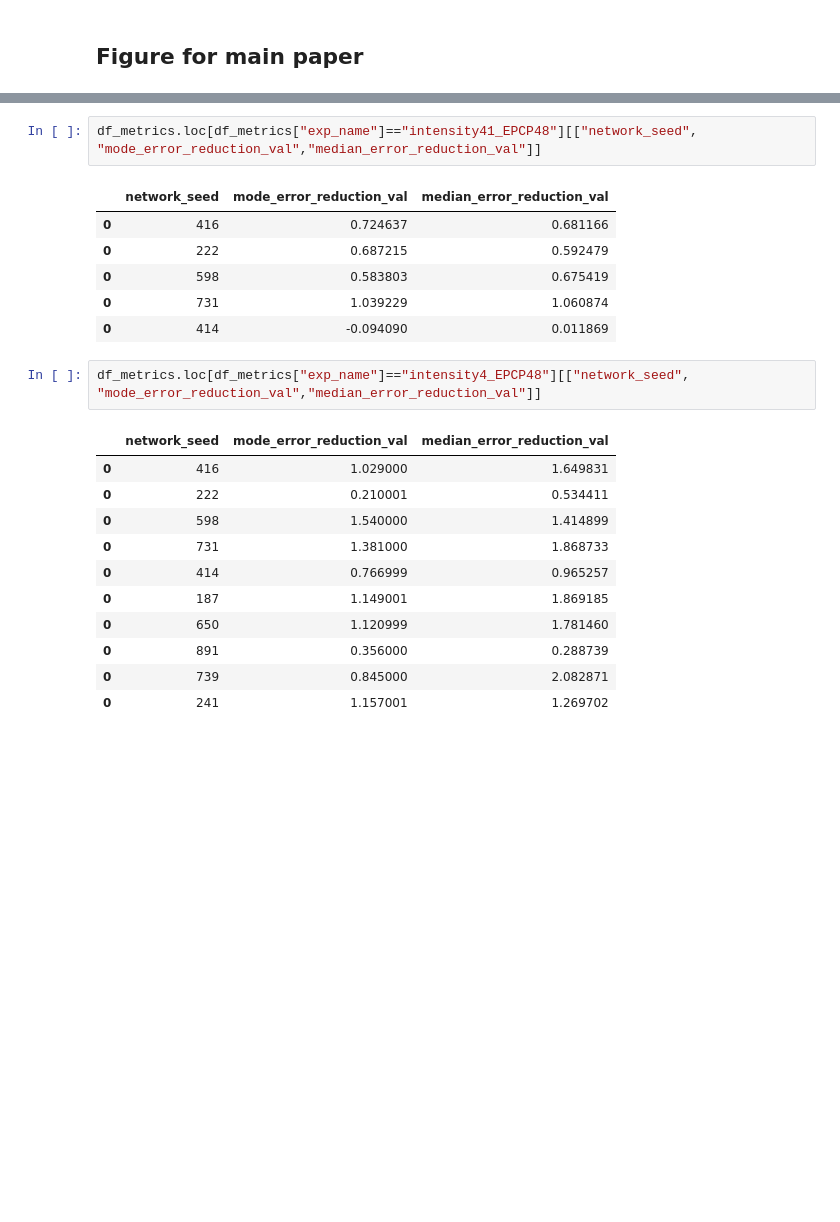
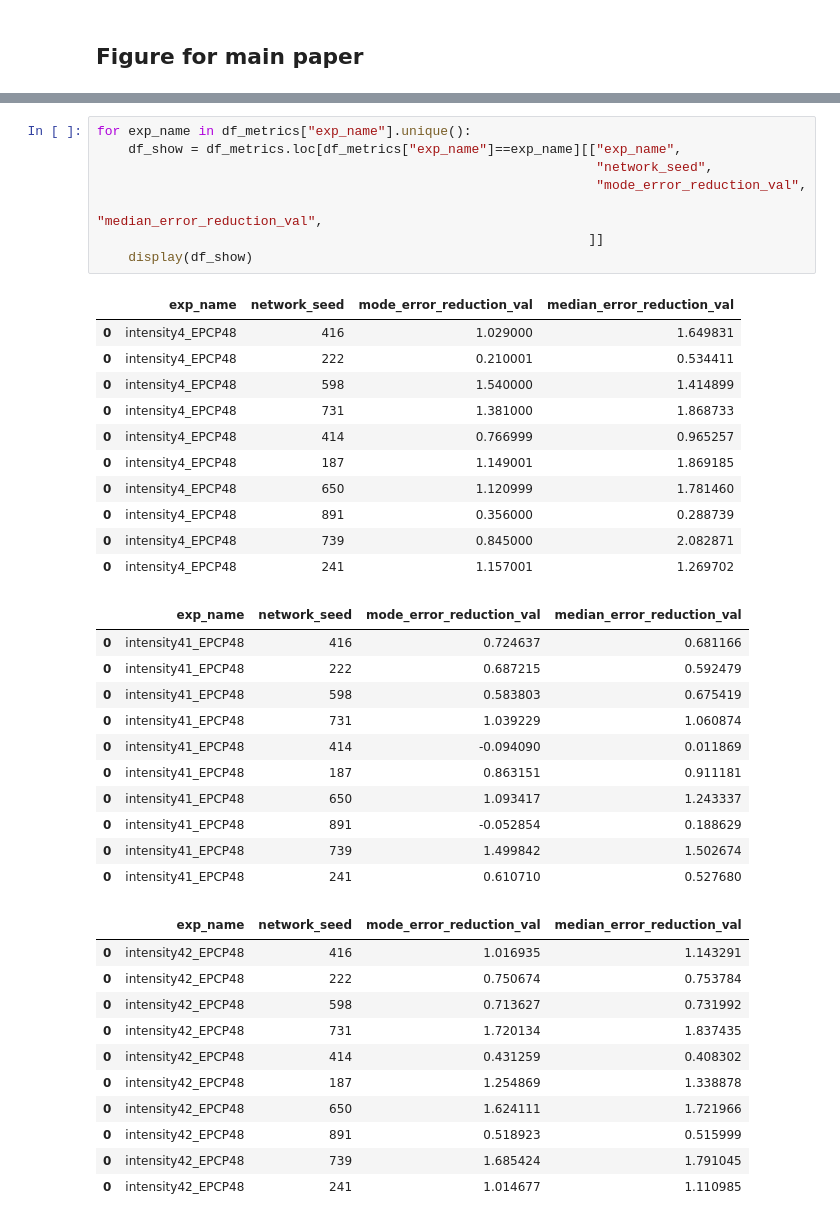
Before and after one commit to eabarnes1010/hurricane_uqcomparisons, a Jupyter notebook: _plots_uqMetricSummaries.ipynb, the cells around one changed output, grey strips where cells are left out. Drawn from its saved outputs; the diff is of its cells as text; blank space fills up the shorter version.

```diff
--- a/_plots_uqMetricSummaries.ipynb
+++ b/_plots_uqMetricSummaries.ipynb
@@ -229,23 +217,42 @@ for x_axis in x_axis_list:
 # %%
-df_metrics.loc[df_metrics["exp_name"]=="intensity41_EPCP48"][["network_seed", "mode_error_reduction_val","median_error_reduction_val"]]
+for exp_name in df_metrics["exp_name"].unique():
+    df_show = df_metrics.loc[df_metrics["exp_name"]==exp_name][["exp_name",
+                                                                "network_seed",
+                                                                "mode_error_reduction_val",
+                                                                "median_error_reduction_val",
+                                                               ]]
+    display(df_show)
 # %% [output]
-|  | network_seed | mode_error_reduction_val | median_error_reduction_val |
-| 0 | 416 | 0.724637 | 0.681166 |
-| 0 | 222 | 0.687215 | 0.592479 |
-| 0 | 598 | 0.583803 | 0.675419 |
-| 0 | 731 | 1.039229 | 1.060874 |
-| 0 | 414 | -0.094090 | 0.011869 |
+|  | exp_name | network_seed | mode_error_reduction_val | median_error_reduction_val |
+| 0 | intensity4_EPCP48 | 416 | 1.029000 | 1.649831 |
+| 0 | intensity4_EPCP48 | 222 | 0.210001 | 0.534411 |
+| 0 | intensity4_EPCP48 | 598 | 1.540000 | 1.414899 |
+| 0 | intensity4_EPCP48 | 731 | 1.381000 | 1.868733 |
+| 0 | intensity4_EPCP48 | 414 | 0.766999 | 0.965257 |
+| 0 | intensity4_EPCP48 | 187 | 1.149001 | 1.869185 |
+| 0 | intensity4_EPCP48 | 650 | 1.120999 | 1.781460 |
+| 0 | intensity4_EPCP48 | 891 | 0.356000 | 0.288739 |
+| 0 | intensity4_EPCP48 | 739 | 0.845000 | 2.082871 |
+| 0 | intensity4_EPCP48 | 241 | 1.157001 | 1.269702 |
+|  | exp_name | network_seed | mode_error_reduction_val | median_error_reduction_val |
+| 0 | intensity41_EPCP48 | 416 | 0.724637 | 0.681166 |
+| 0 | intensity41_EPCP48 | 222 | 0.687215 | 0.592479 |
+| 0 | intensity41_EPCP48 | 598 | 0.583803 | 0.675419 |
+| 0 | intensity41_EPCP48 | 731 | 1.039229 | 1.060874 |
+| 0 | intensity41_EPCP48 | 414 | -0.094090 | 0.011869 |
+| 0 | intensity41_EPCP48 | 187 | 0.863151 | 0.911181 |
+| 0 | intensity41_EPCP48 | 650 | 1.093417 | 1.243337 |
+| 0 | intensity41_EPCP48 | 891 | -0.052854 | 0.188629 |
+| 0 | intensity41_EPCP48 | 739 | 1.499842 | 1.502674 |
+| 0 | intensity41_EPCP48 | 241 | 0.610710 | 0.527680 |
+|  | exp_name | network_seed | mode_error_reduction_val | median_error_reduction_val |
+| 0 | intensity42_EPCP48 | 416 | 1.016935 | 1.143291 |
+| 0 | intensity42_EPCP48 | 222 | 0.750674 | 0.753784 |
+| 0 | intensity42_EPCP48 | 598 | 0.713627 | 0.731992 |
+| 0 | intensity42_EPCP48 | 731 | 1.720134 | 1.837435 |
+| 0 | intensity42_EPCP48 | 414 | 0.431259 | 0.408302 |
+| 0 | intensity42_EPCP48 | 187 | 1.254869 | 1.338878 |
+| 0 | intensity42_EPCP48 | 650 | 1.624111 | 1.721966 |
+| 0 | intensity42_EPCP48 | 891 | 0.518923 | 0.515999 |
+| 0 | intensity42_EPCP48 | 739 | 1.685424 | 1.791045 |
+| 0 | intensity42_EPCP48 | 241 | 1.014677 | 1.110985 |
-# %%
-df_metrics.loc[df_metrics["exp_name"]=="intensity4_EPCP48"][["network_seed", "mode_error_reduction_val","median_error_reduction_val"]]
-# %% [output]
-|  | network_seed | mode_error_reduction_val | median_error_reduction_val |
-| 0 | 416 | 1.029000 | 1.649831 |
-| 0 | 222 | 0.210001 | 0.534411 |
-| 0 | 598 | 1.540000 | 1.414899 |
-| 0 | 731 | 1.381000 | 1.868733 |
-| 0 | 414 | 0.766999 | 0.965257 |
-| 0 | 187 | 1.149001 | 1.869185 |
-| 0 | 650 | 1.120999 | 1.781460 |
-| 0 | 891 | 0.356000 | 0.288739 |
-| 0 | 739 | 0.845000 | 2.082871 |
-| 0 | 241 | 1.157001 | 1.269702 |
```
Also changed, not shown: parts of 5 cells of this notebook, 5 other files.
